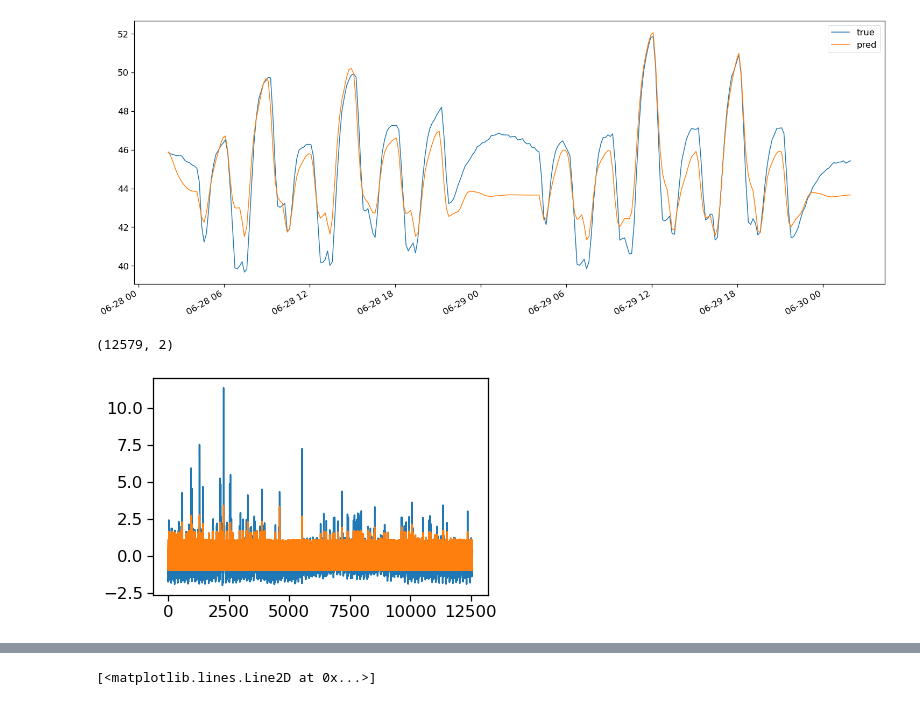
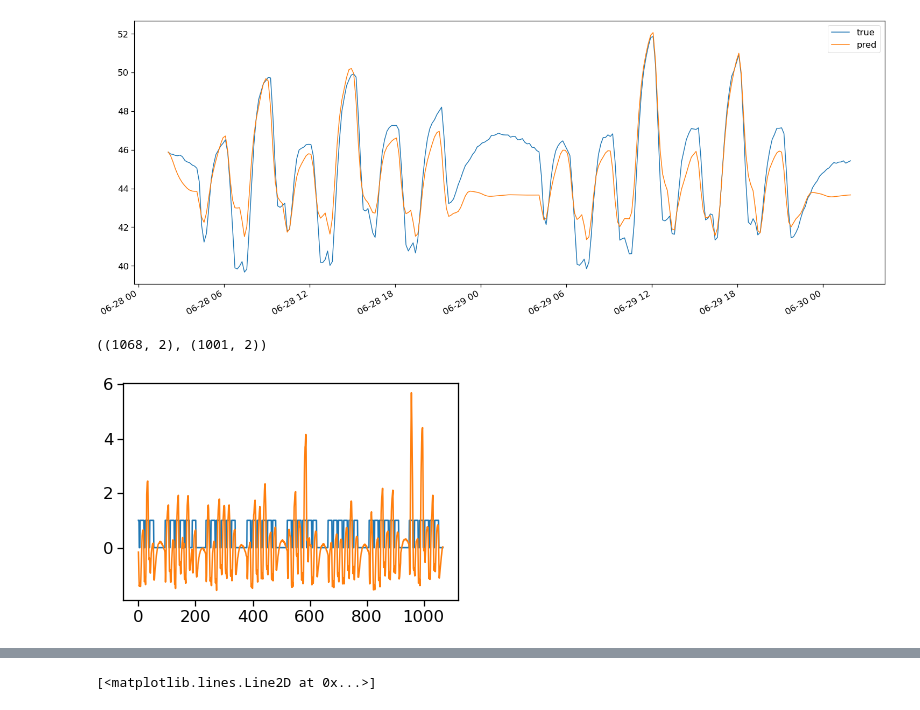
Before and after one commit to fonstelien/FYS-STK4155, a Jupyter notebook: project3/source/project3.ipynb, the cells around one changed output, grey strips where cells are left out. Drawn from its saved outputs; the diff is of its cells as text; code cells hidden in the pictures.

```diff
--- a/project3/source/project3.ipynb
+++ b/project3/source/project3.ipynb
@@ -76,32 +94,36 @@ R2=0.849
 X, y = nn.make_design_matrix(auxiliaries, current, temperature)
 # %%
 start=None
-end='2018-09-01 00:00:00'
+end='2018-06-12 00:00:00'
 X_train, y_train = X[start:end].to_numpy(), y[start:end].to_numpy()
 n, p = X_train.shape
-print((n, p))
 
 start='2018-08-01 00:00:00'
 end='2018-08-08 00:00:00'
 X_test, y_test = X[start:end].to_numpy(), y[start:end].to_numpy()
+X_train.shape, X_test.shape
 # %% [output]
-(12579, 2)
+((1068, 2), (1001, 2))
 # %%
-scaler = skl.preprocessing.StandardScaler()
+scaler = skl.preprocessing.MinMaxScaler()
 scaler.fit(X_train)
 X_train_scaled = scaler.transform(X_train)
 X_test_scaled = scaler.transform(X_test)
 X_train_scaled[:,0] = X_train[:,0]
 X_test_scaled[:,0] = X_test[:,0]
 
-s, u = y_train.std(), y_train.mean()
-scaler = skl.preprocessing.StandardScaler()
+#s, u = y_train.std(), y_train.mean()
 scaler.fit(y_train)
 y_train_scaled = scaler.transform(y_train)
 y_test_scaled = scaler.transform(y_test)
 
-plt.plot(y_train_scaled)
-plt.plot(X_train_scaled[:,1])
+scaler = skl.preprocessing.StandardScaler()
+scaler.fit(y_train_scaled)
+y_train_scaled = scaler.transform(y_train_scaled)
+y_test_scaled = scaler.transform(y_test_scaled)
+
+plt.plot(X_train_scaled[:,0])
+plt.plot(y_train_scaled[:,0])
 plt.show()
 # %% [output]
-[figure, old version]
+[figure, new version]
```
Also changed, not shown: parts of 7 cells of this notebook, 1 other file.
